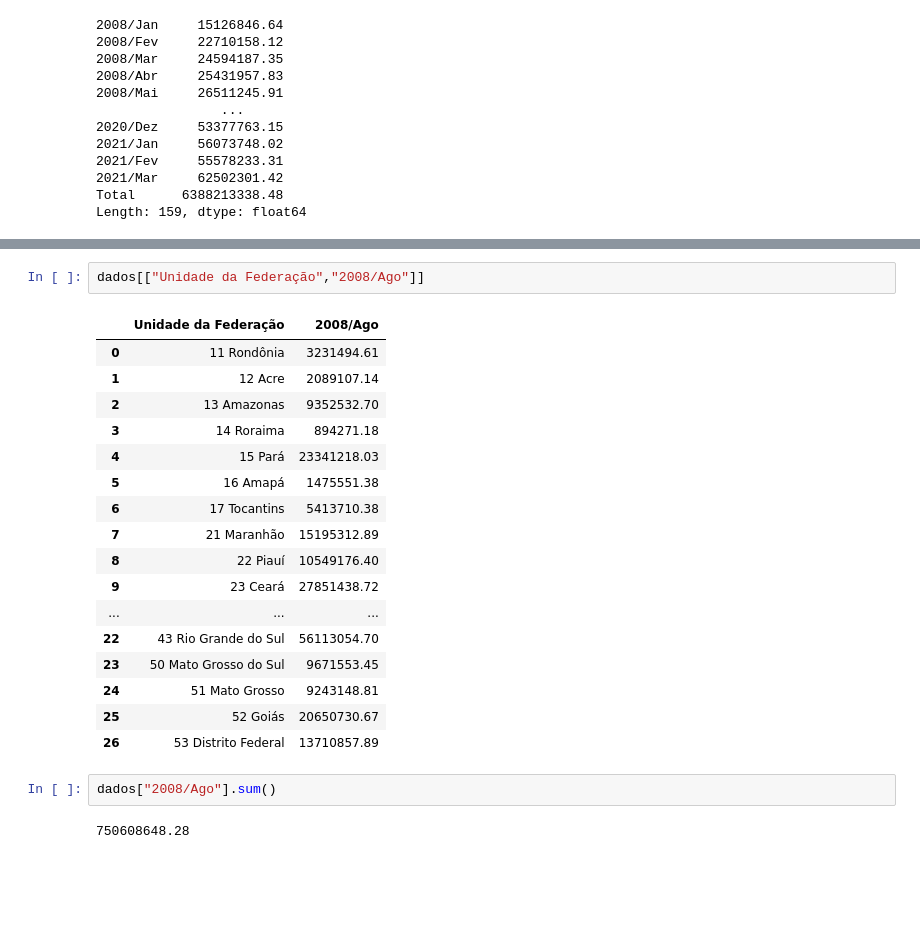
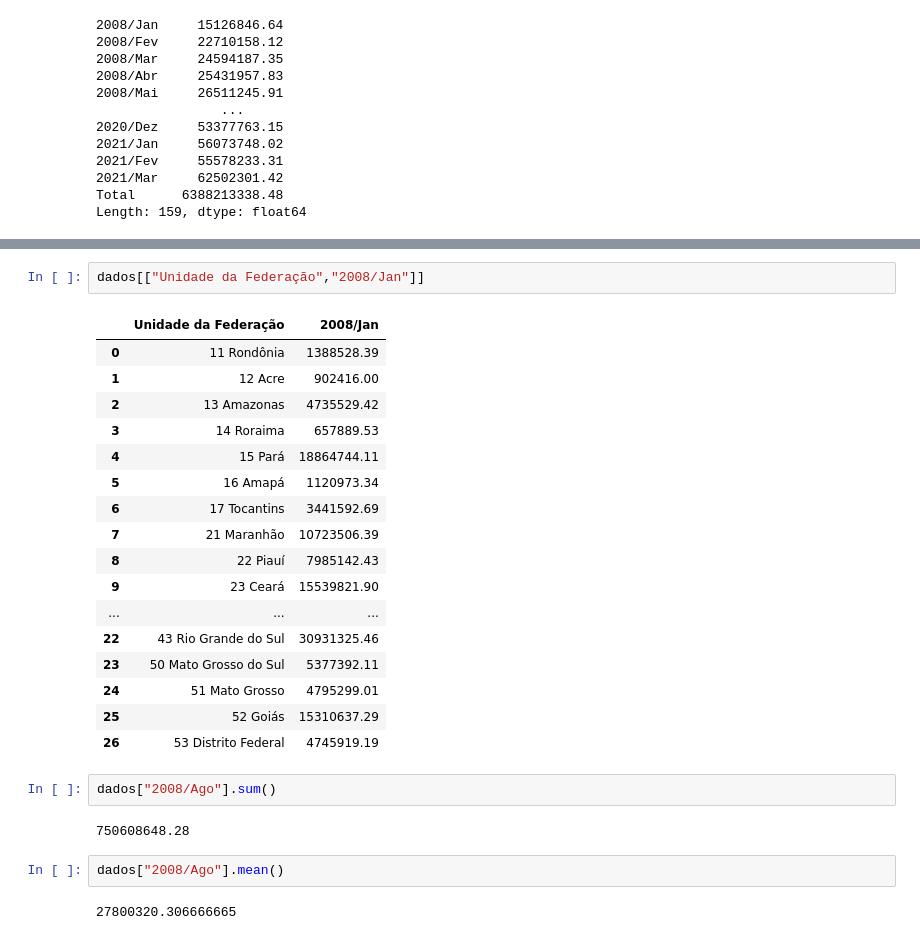
Before and after one commit to BrSiqueira/Bootcamp-DataScience, a Jupyter notebook: Modulo01/Modulo01_Aula_01_Desafio.ipynb, the cells around one changed output, grey strips where cells are left out. Cells and saved outputs as stored; diff of their text form; blank space fills up the shorter version.

```diff
--- a/Modulo01/Modulo01_Aula_01_Desafio.ipynb
+++ b/Modulo01/Modulo01_Aula_01_Desafio.ipynb
@@ -52,24 +74,28 @@ Length: 159, dtype: float64
 # %%
-dados[["Unidade da Federação","2008/Ago"]]
+dados[["Unidade da Federação","2008/Jan"]]
 # %% [output]
-|  | Unidade da Federação | 2008/Ago |
-| 0 | 11 Rondônia | 3231494.61 |
-| 1 | 12 Acre | 2089107.14 |
-| 2 | 13 Amazonas | 9352532.70 |
-| 3 | 14 Roraima | 894271.18 |
-| 4 | 15 Pará | 23341218.03 |
-| 5 | 16 Amapá | 1475551.38 |
-| 6 | 17 Tocantins | 5413710.38 |
-| 7 | 21 Maranhão | 15195312.89 |
-| 8 | 22 Piauí | 10549176.40 |
-| 9 | 23 Ceará | 27851438.72 |
+|  | Unidade da Federação | 2008/Jan |
+| 0 | 11 Rondônia | 1388528.39 |
+| 1 | 12 Acre | 902416.00 |
+| 2 | 13 Amazonas | 4735529.42 |
+| 3 | 14 Roraima | 657889.53 |
+| 4 | 15 Pará | 18864744.11 |
+| 5 | 16 Amapá | 1120973.34 |
+| 6 | 17 Tocantins | 3441592.69 |
+| 7 | 21 Maranhão | 10723506.39 |
+| 8 | 22 Piauí | 7985142.43 |
+| 9 | 23 Ceará | 15539821.90 |
 | ... | ... | ... |
-| 22 | 43 Rio Grande do Sul | 56113054.70 |
-| 23 | 50 Mato Grosso do Sul | 9671553.45 |
-| 24 | 51 Mato Grosso | 9243148.81 |
-| 25 | 52 Goiás | 20650730.67 |
-| 26 | 53 Distrito Federal | 13710857.89 |
+| 22 | 43 Rio Grande do Sul | 30931325.46 |
+| 23 | 50 Mato Grosso do Sul | 5377392.11 |
+| 24 | 51 Mato Grosso | 4795299.01 |
+| 25 | 52 Goiás | 15310637.29 |
+| 26 | 53 Distrito Federal | 4745919.19 |
 # %%
 dados["2008/Ago"].sum()
 # %% [output]
 750608648.28
+# %%
+dados["2008/Ago"].mean()
+# %% [output]
+27800320.306666665
```
Also changed, not shown: parts of 8 cells of this notebook.
